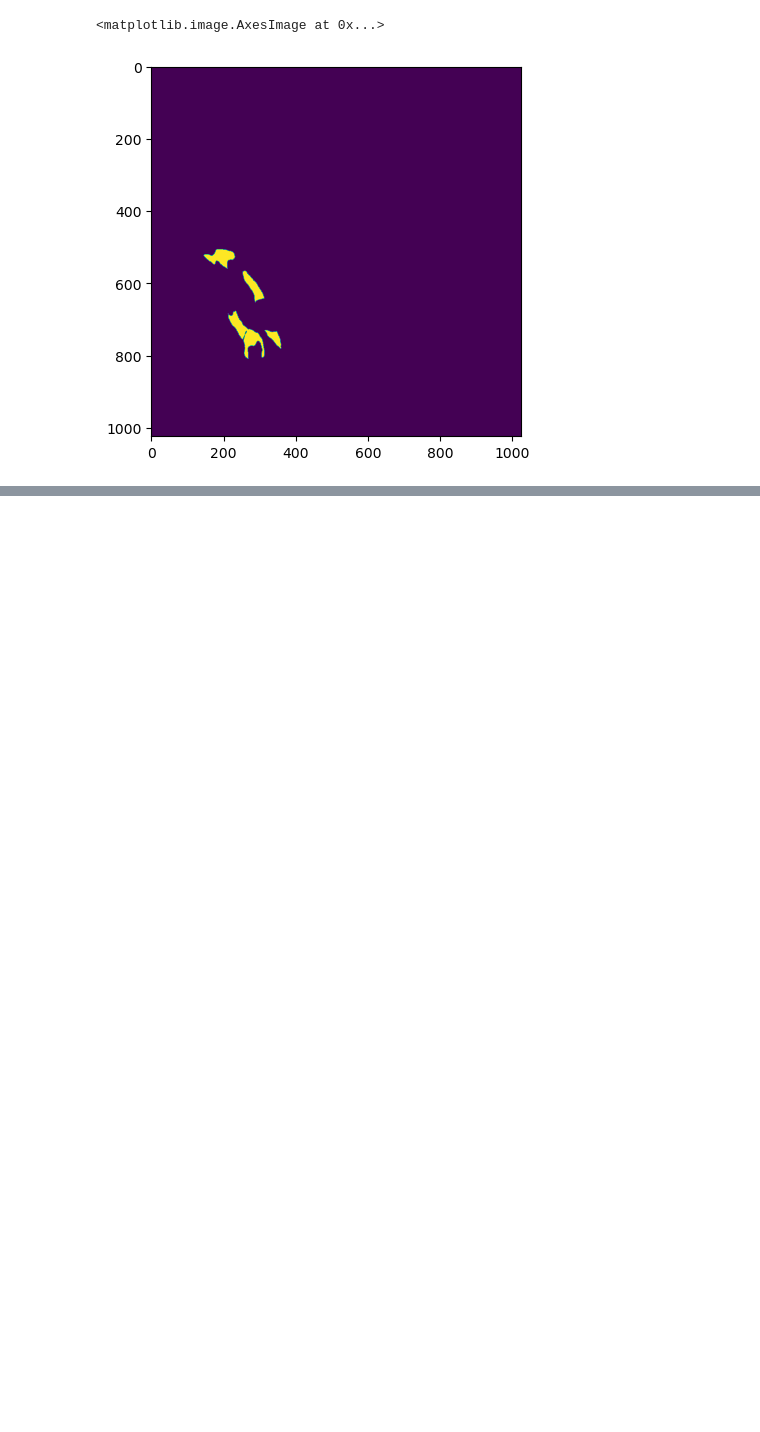
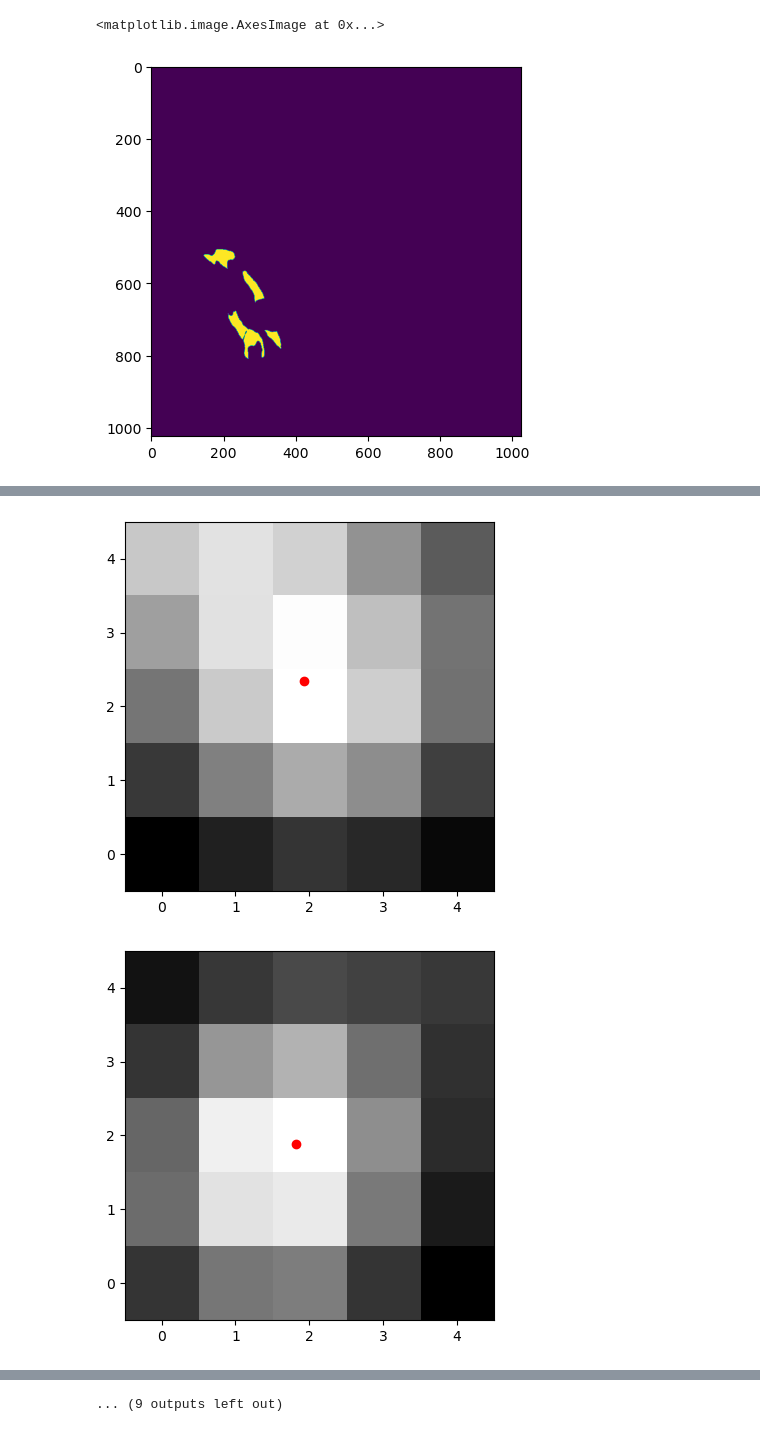
Before and after one commit to fmi-basel/singlemolecule-tracking, a Jupyter notebook: runs/2023-05-30_develop_spot-detection/spot_detection.ipynb, the cells around one changed output, grey strips where cells are left out. Cells and saved outputs as stored; diff of their text form; code cells hidden in the pictures; blank space fills up the shorter version.

```diff
--- a/runs/2023-05-30_develop_spot-detection/spot_detection.ipynb
+++ b/runs/2023-05-30_develop_spot-detection/spot_detection.ipynb
@@ -46,0 +54,7 @@ plt.imshow(spots * (mask[700:800, 200:300] > 0), cmap=spot_cmap)
+# %%
+# Assign spots to ROIs
+spots_per_roi = []
+roi_labels = list(filter(None, np.unique(mask)))
+
+for label_id in roi_labels:
+    spots_per_roi.append(np.where(spots * (mask == label_id)))
@@ -46,0 +74,17 @@ plt.imshow(spots * (mask[700:800, 200:300] > 0), cmap=spot_cmap)
+# %%
+# subpixel localization of spots and visualization
+spot_size = 3
+
+subpix_spots = {}
+for roi_id, (y_coords, x_coords) in zip(roi_labels, spots_per_roi):
+    subpix_spots[roi_id] = []
+    for y, x in zip(y_coords, x_coords):
+        spot_img, start_y, start_x = get_spot(denoised_img[frame], [y, x], size=5)
+        y_loc, x_loc = subpixel_localization(spot_img)
+        plt.imshow(spot_img, cmap='gray', origin='lower')
+        plt.plot(x_loc, y_loc, 'ro')
+        plt.show()
+        subpix_spots[roi_id].append([start_y + y_loc, start_x + x_loc])
+# %% [output]
+[figure, added]
+[figure, added]
@@ -46,0 +101 @@ plt.imshow(spots * (mask[700:800, 200:300] > 0), cmap=spot_cmap)
+... (9 outputs left out)
```
Also changed, not shown: parts of 13 cells of this notebook, 1 other file.
